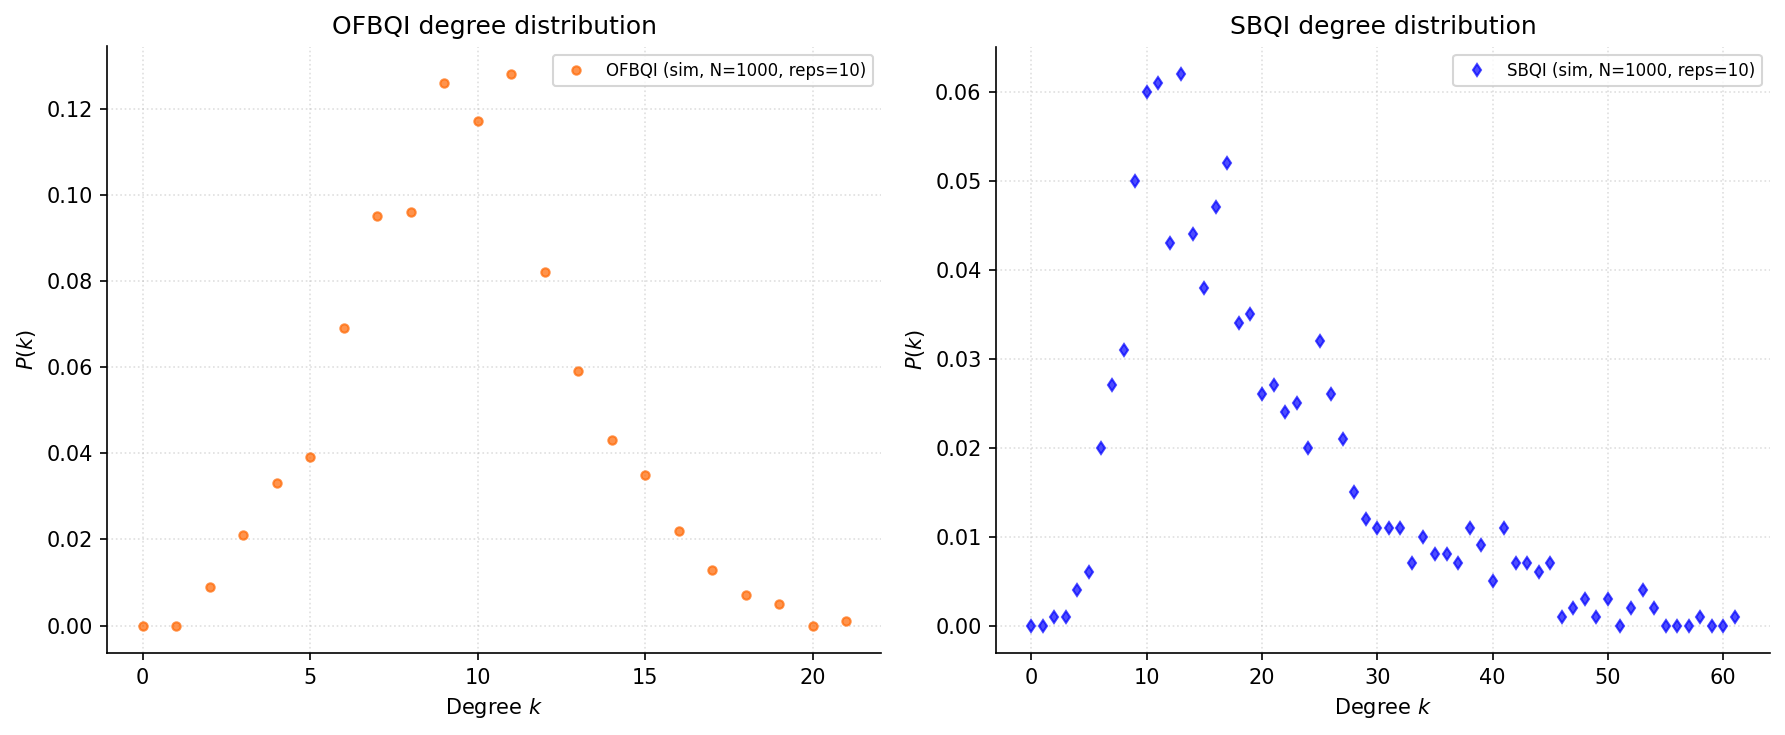
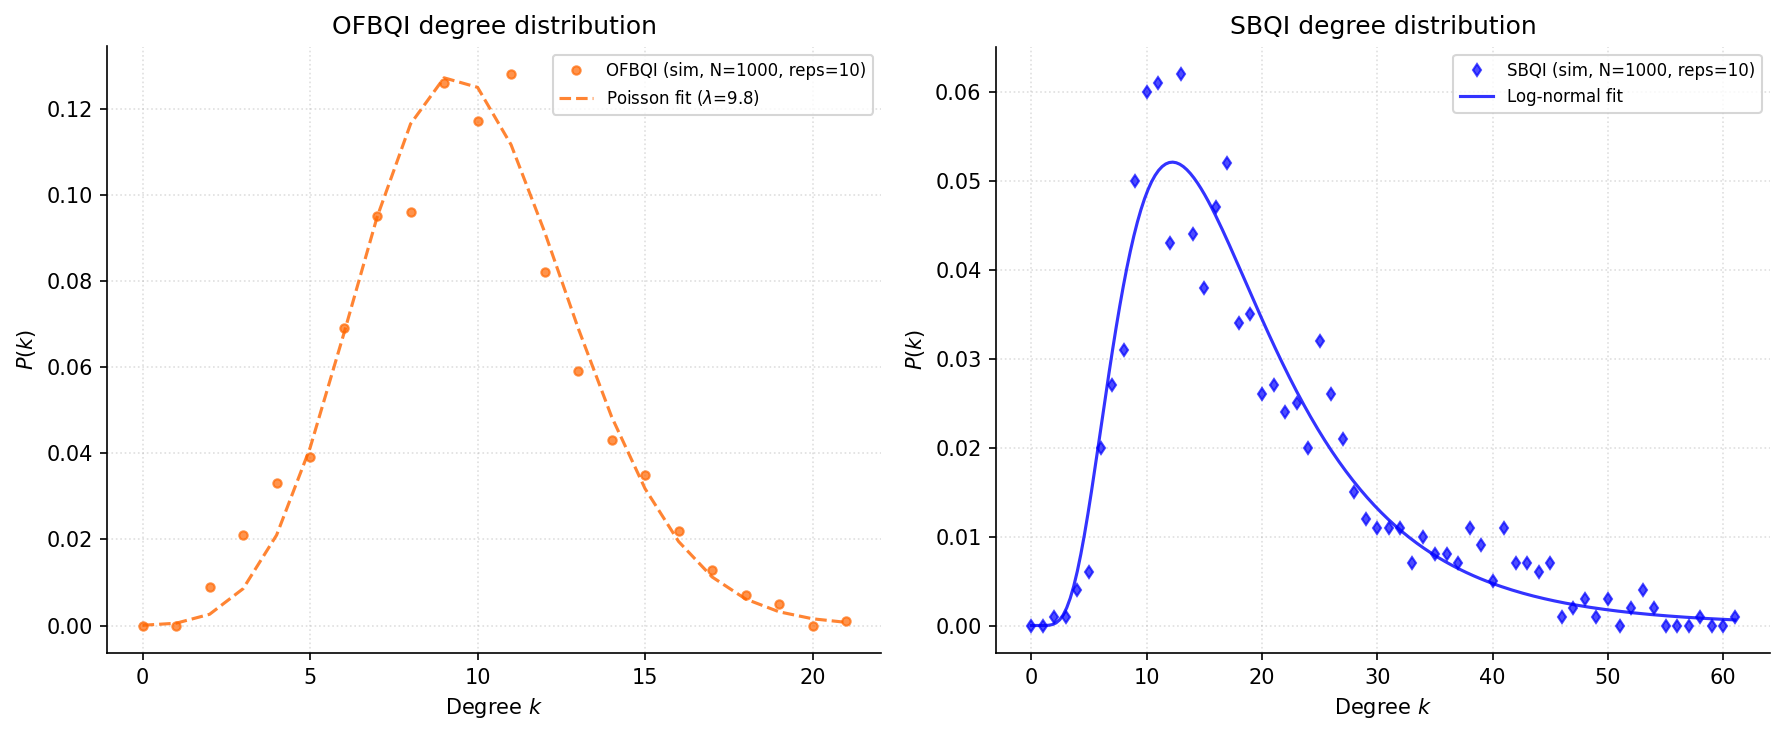
Code edit (unified diff) that turned the first committed figure into the second:
--- before
+++ after
@@ -1,2 +1,11 @@
+from scipy.optimize import curve_fit
+from scipy.stats import poisson, lognorm
+
+def fit_poisson(k, lamb):
+    return poisson.pmf(k, lamb)
+
+def fit_lognormal(x, s, scale):
+    return lognorm.pdf(x, s, 0, scale)
+
 fig, axes = plt.subplots(1, 2, figsize=(12, 5))
 for ax, net_type in zip(axes, [NETWORK_TYPE_OFBQI, NETWORK_TYPE_SBQI]):
@@ -5,8 +14,35 @@
     res = results[net_type]
     style = STYLE_MAP[net_type]
-    ax.plot(res['dist_x'], res['dist_y'],
+    x_values = res['dist_x']
+    y_values = res['dist_y']
+
+    # Plot simulation points
+    ax.plot(x_values, y_values,
             color=style['color'], marker=style['marker'],
             linestyle='', markersize=4, alpha=0.7,
             label=f"{style['label']} (sim, N={NODES}, reps={MC_REPS})")
+
+    # Plot fit curve
+    if len(x_values) > 2:
+        try:
+            if net_type == NETWORK_TYPE_OFBQI:
+                mean_k = np.average(x_values, weights=y_values)
+                popt, _ = curve_fit(fit_poisson, x_values, y_values, p0=[mean_k])
+                x_fit = np.arange(min(x_values), max(x_values) + 1)
+                ax.plot(x_fit, fit_poisson(x_fit, *popt),
+                        color=style['color'], linestyle='--', alpha=0.8,
+                        label=rf"Poisson fit ($\lambda$={popt[0]:.1f})")
+
+            elif net_type == NETWORK_TYPE_SBQI:
+                x_fit = np.linspace(min(x_values), max(x_values), 200)
+                p0 = [0.5, np.mean(x_values)]
+                popt, _ = curve_fit(fit_lognormal, x_values, y_values,
+                                    p0=p0, maxfev=5000)
+                ax.plot(x_fit, fit_lognormal(x_fit, *popt),
+                        color=style['color'], linestyle='-', linewidth=1.5,
+                        alpha=0.8, label="Log-normal fit")
+        except Exception as e:
+            print(f"Fit warning ({net_type}): {e}")
+
     ax.set_xlabel('Degree $k$')
     ax.set_ylabel('$P(k)$')
@@ -14,6 +50,7 @@
     ax.legend(fontsize=8)
     ax.grid(True, linestyle=':', alpha=0.4)
+
 plt.tight_layout()
-plt.savefig('degree_distribution.pdf')
+plt.savefig('degree_distribution.pdf', bbox_inches='tight')
 plt.show()
 print('Figure saved to degree_distribution.pdf')

Commit: Add fit curves and fix density display in degree distribution notebook